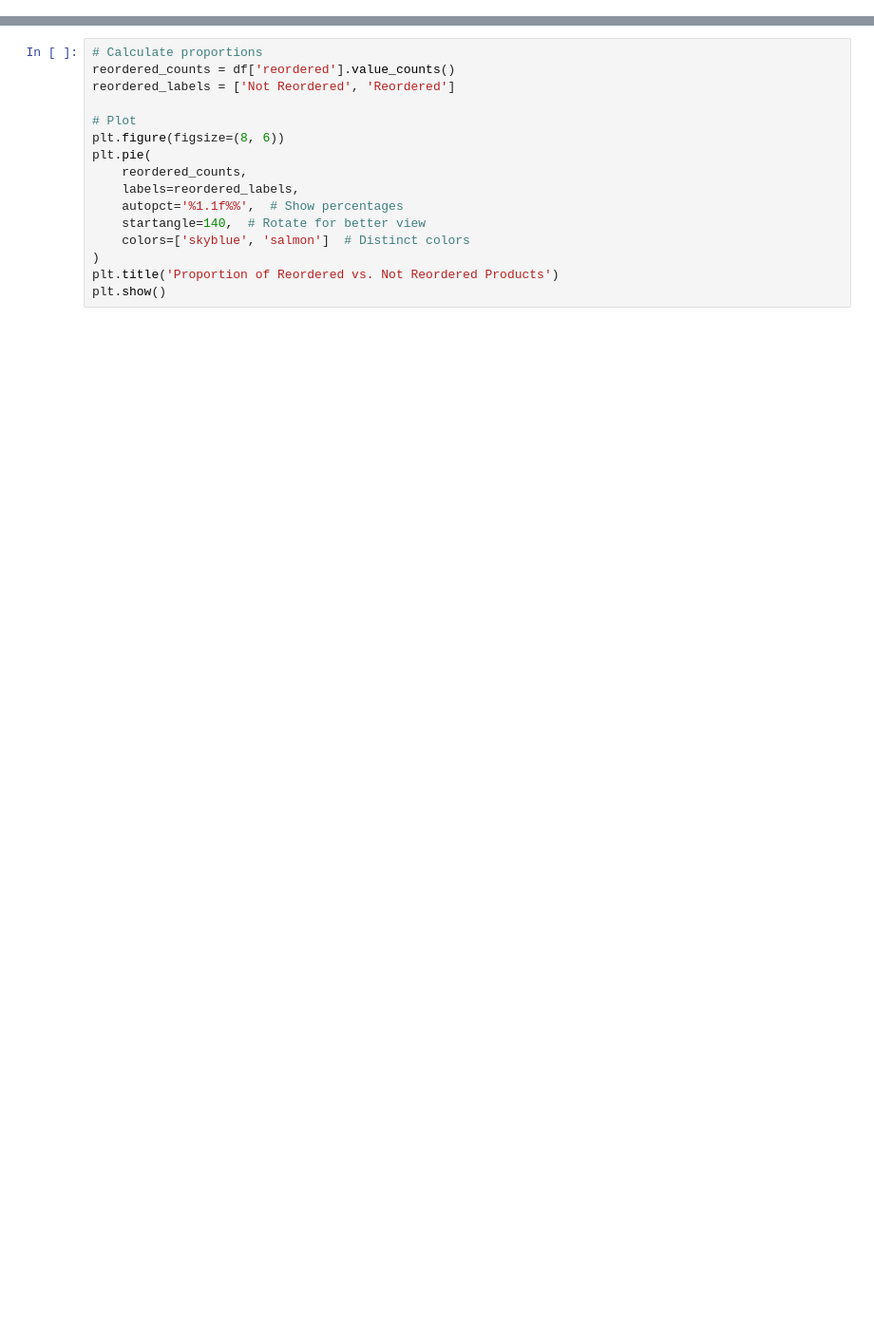
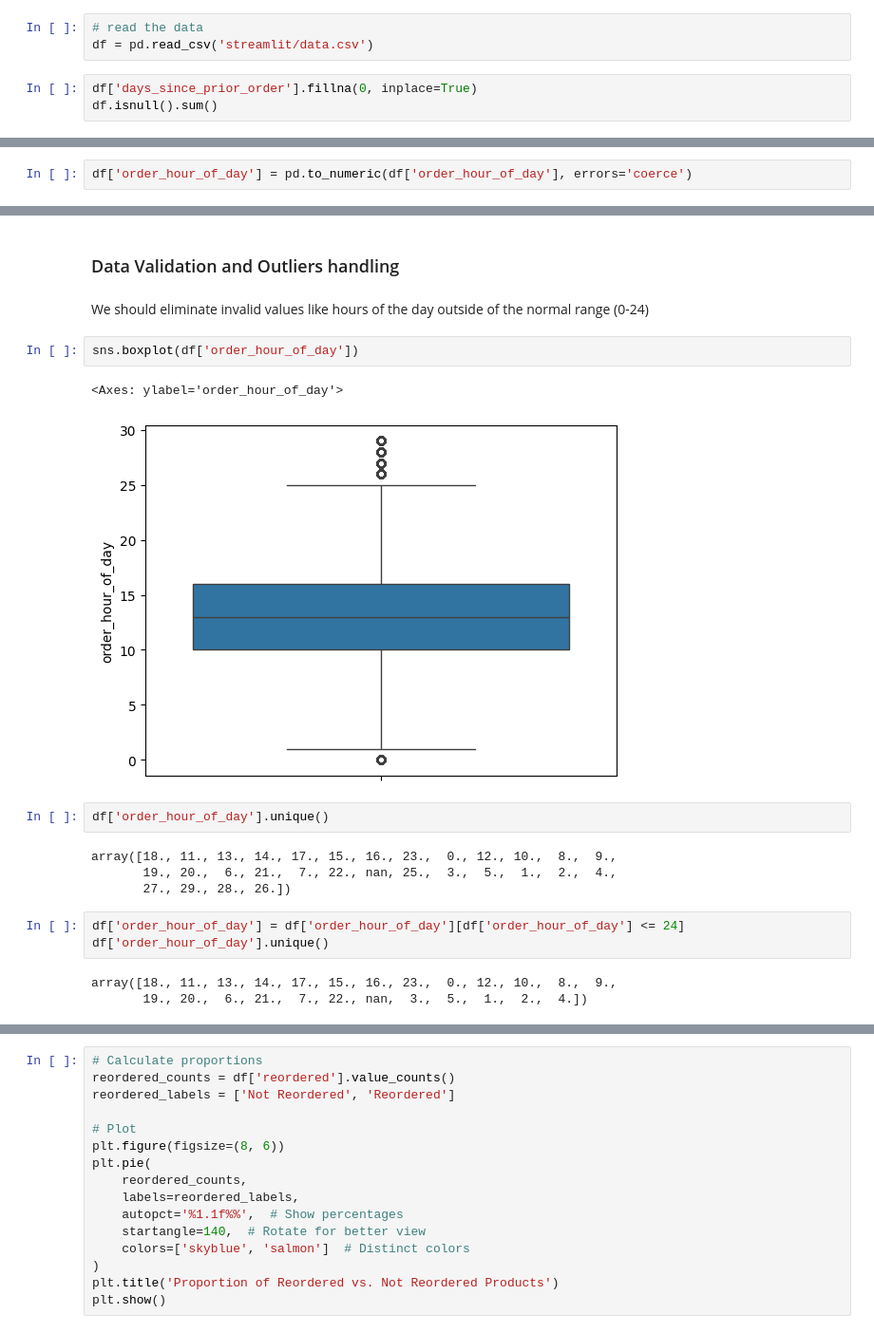
Before and after one commit to afscomercial/visualization-market-basket, a Jupyter notebook: visualizations.ipynb, the cells around one changed output, grey strips where cells are left out. Shown at 95% size. Saved outputs shown, nothing was run; the diff lists cells and outputs as text; blank space fills up the shorter version.

```diff
--- a/visualizations.ipynb
+++ b/visualizations.ipynb
@@ -113,0 +362,6 @@ dtype: int64
+# %%
+# read the data
+df = pd.read_csv('streamlit/data.csv')
+# %%
+df['days_since_prior_order'].fillna(0, inplace=True)
+df.isnull().sum()
@@ -113,0 +394,2 @@ dtype: int64
+# %%
+df['order_hour_of_day'] = pd.to_numeric(df['order_hour_of_day'], errors='coerce')
@@ -113,0 +416,21 @@ dtype: int64
+# %% [markdown]
+### Data Validation and Outliers handling
+# %% [markdown]
+We should eliminate invalid values like hours of the day outside of the normal range (0-24)
+# %%
+sns.boxplot(df['order_hour_of_day'])
+# %% [output]
+<Axes: ylabel='order_hour_of_day'>
+[figure, added]
+# %%
+df['order_hour_of_day'].unique()
+# %% [output]
+array([18., 11., 13., 14., 17., 15., 16., 23.,  0., 12., 10.,  8.,  9.,
+       19., 20.,  6., 21.,  7., 22., nan, 25.,  3.,  5.,  1.,  2.,  4.,
+       27., 29., 28., 26.])
+# %%
+df['order_hour_of_day'] = df['order_hour_of_day'][df['order_hour_of_day'] <= 24]
+df['order_hour_of_day'].unique()
+# %% [output]
+array([18., 11., 13., 14., 17., 15., 16., 23.,  0., 12., 10.,  8.,  9.,
+       19., 20.,  6., 21.,  7., 22., nan,  3.,  5.,  1.,  2.,  4.])
```
Also changed, not shown: parts of 88 cells of this notebook.
